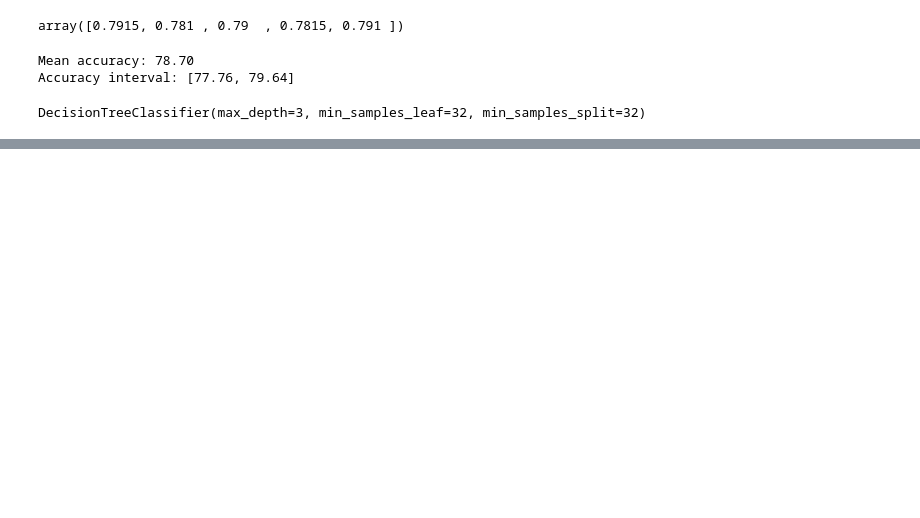
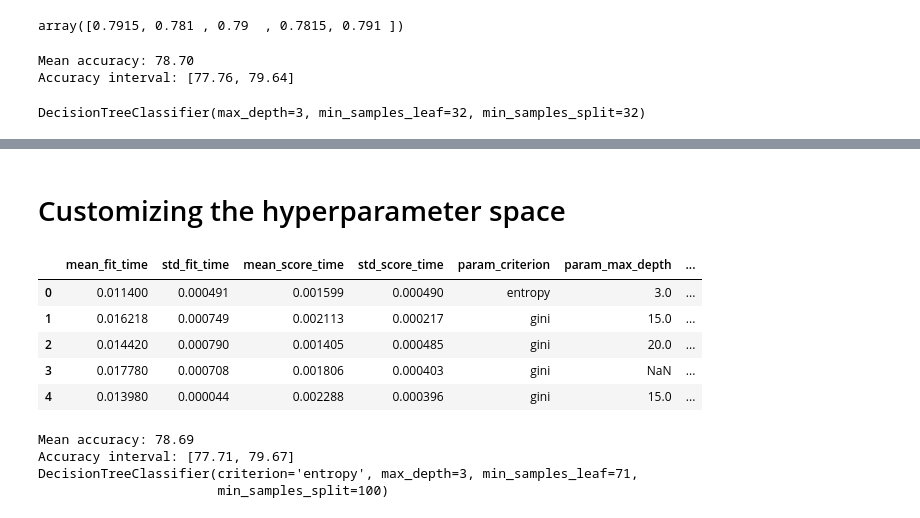
Before and after one commit to GuilhermePereiraRamalho/Machine-Learning, a Jupyter notebook: Model optimization through hyperparameters/1.ipynb, the cells around one changed output, grey strips where cells are left out. Cells and saved outputs as stored; diff of their text form; code cells hidden in the pictures; blank space fills up the shorter version.

```diff
--- a/Model optimization through hyperparameters/1.ipynb
+++ b/Model optimization through hyperparameters/1.ipynb
@@ -608,0 +606,21 @@ graph
+# %%
+from sklearn.model_selection import RandomizedSearchCV
+
+SEED = 301
+np.random.seed(SEED)
+
+parameter_space = {
+    "max_depth": [3, 5],
+    "min_samples_split": [32, 64, 128],
+    "min_samples_leaf": [32,64, 128],
+    "criterion": ["gini", "entropy"]
+}
+
+search = RandomizedSearchCV(DecisionTreeClassifier(),
+                      parameter_space,
+                      n_iter=16,
+                      cv=KFold(n_splits=5, shuffle=True),
+                      random_state=SEED)
+search.fit(x_unluck, y_unluck)
+results = pd.DataFrame(search.cv_results_)
+results.head()
@@ -608,0 +652,40 @@ graph
+# %% [markdown]
+# Customizing the hyperparameter space
+# %%
+from scipy.stats import randint
+
+SEED = 301
+np.random.seed(SEED)
+
+parameter_space = {
+    "max_depth": [3, 5, 10, 15, 20, 30, None],
+    "min_samples_split": randint(32, 128),
+    "min_samples_leaf": randint(32, 128),
+    "criterion": ["gini", "entropy"]
+}
+
+search = RandomizedSearchCV(DecisionTreeClassifier(),
+                      parameter_space,
+                      n_iter=16,
+                      cv=KFold(n_splits=5, shuffle=True),
+                      random_state=SEED)
+search.fit(x_unluck, y_unluck)
+results = pd.DataFrame(search.cv_results_)
+results.head()
+# %% [output]
+|  | mean_fit_time | std_fit_time | mean_score_time | std_score_time | param_criterion | param_max_depth | ... |
+| 0 | 0.011400 | 0.000491 | 0.001599 | 0.000490 | entropy | 3.0 | ... |
+| 1 | 0.016218 | 0.000749 | 0.002113 | 0.000217 | gini | 15.0 | ... |
+| 2 | 0.014420 | 0.000790 | 0.001405 | 0.000485 | gini | 20.0 | ... |
+| 3 | 0.017780 | 0.000708 | 0.001806 | 0.000403 | gini | NaN | ... |
+| 4 | 0.013980 | 0.000044 | 0.002288 | 0.000396 | gini | 15.0 | ... |
+# %%
+scores = cross_val_score(search, x_unluck, y_unluck, cv=KFold(n_splits=5, shuffle=True))
+print_score(scores)
+best = search.best_estimator_
+print(best)
+# %% [output]
+Mean accuracy: 78.69
+Accuracy interval: [77.71, 79.67]
+DecisionTreeClassifier(criterion='entropy', max_depth=3, min_samples_leaf=71,
+                       min_samples_split=100)
```
Also changed, not shown: parts of 29 cells of this notebook.
